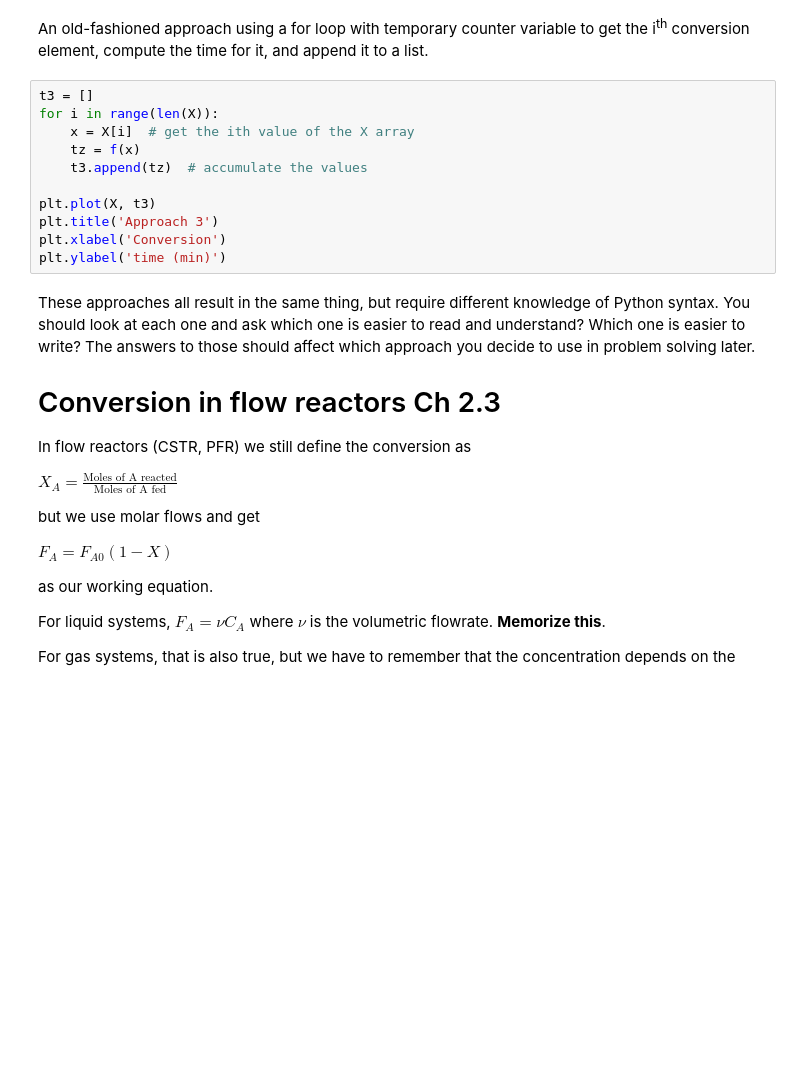
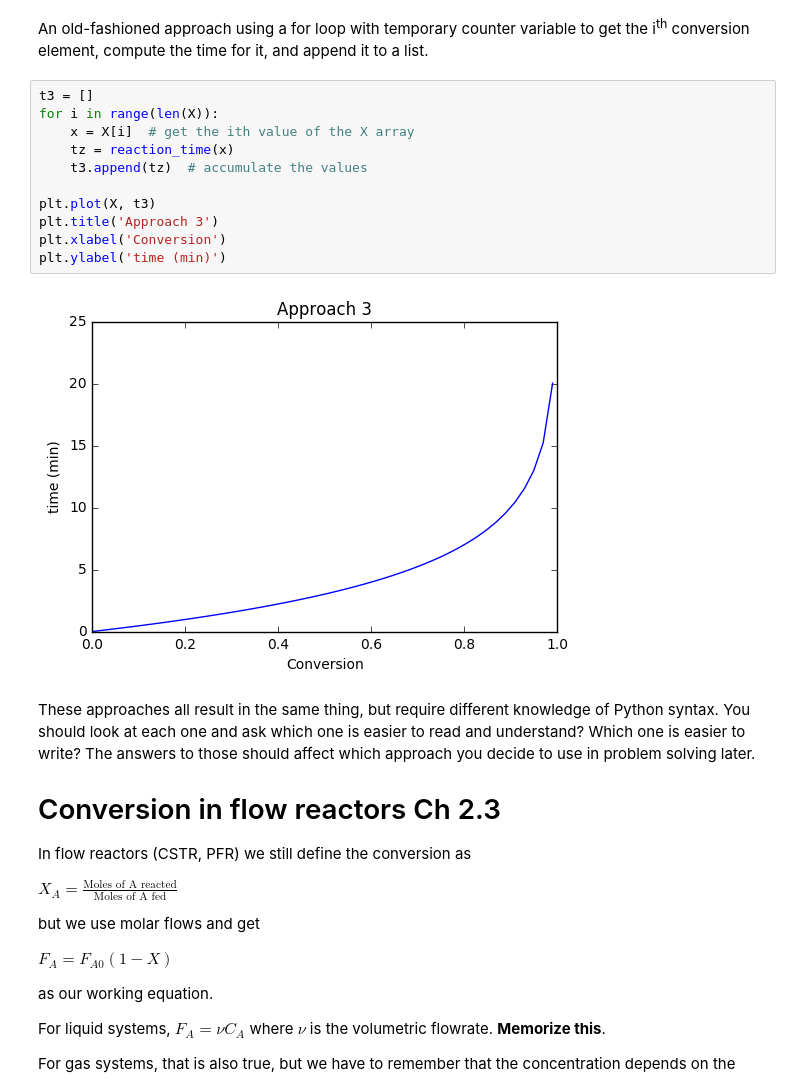
Before and after one commit to jkitchin/s17-06364, a Jupyter notebook: lectures/lecture-03.ipynb, the cells around one changed output. Drawn from its saved outputs; the diff is of its cells as text; blank space fills up the shorter version.

```diff
--- a/lectures/lecture-03.ipynb
+++ b/lectures/lecture-03.ipynb
@@ -127,14 +131,16 @@ An old-fashioned approach using a for loop with temporary counter variable to ge
 # %%
 t3 = []
 for i in range(len(X)):
     x = X[i]  # get the ith value of the X array
-    tz = f(x)
+    tz = reaction_time(x)
     t3.append(tz)  # accumulate the values
 
 plt.plot(X, t3)
 plt.title('Approach 3')
 plt.xlabel('Conversion')
 plt.ylabel('time (min)')
+# %% [output]
+[figure, added]
 # %% [markdown]
 These approaches all result in the same thing, but require different knowledge of Python syntax. You should look at each one and ask which one is easier to read and understand? Which one is easier to write? The answers to those should affect which approach you decide to use in problem solving later.
 
```
Also changed, not shown: parts of 6 cells of this notebook, 4 other files.
